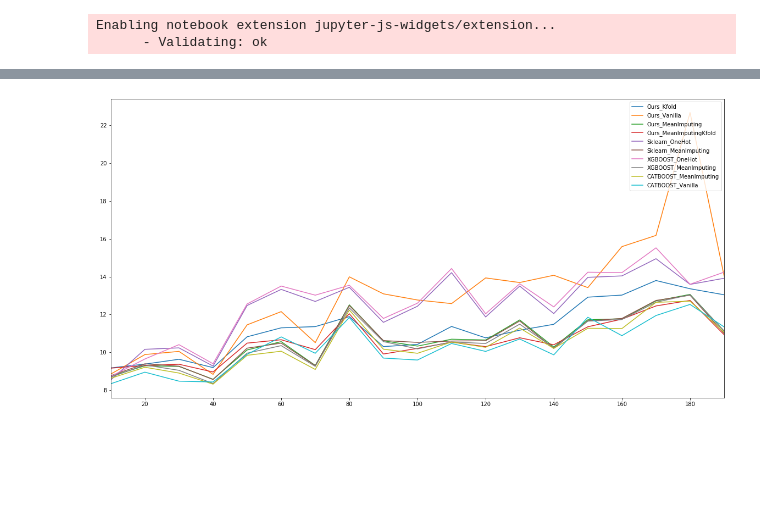
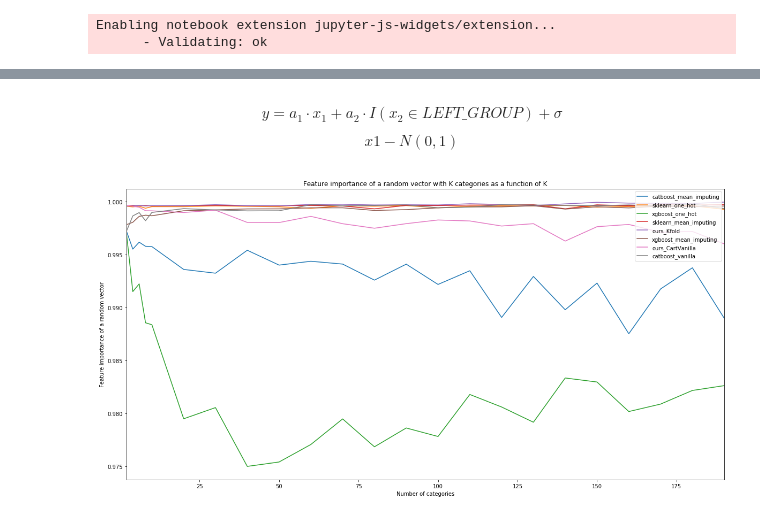
Before and after one commit to AfekIlayAdler/BootStrapDesicionTree, a Jupyter notebook: experiments/interaction/interaction_feature_importnace_as_function_of_k-add feature importance-Copy1.ipynb, the cells around one changed output, grey strips where cells are left out. Cells and saved outputs as stored; diff of their text form; code cells hidden in the pictures; blank space fills up the shorter version.

Commit message:
updated ipynb files

```diff
--- a/experiments/interaction/interaction_feature_importnace_as_function_of_k-add feature importance-Copy1.ipynb
+++ b/experiments/interaction/interaction_feature_importnace_as_function_of_k-add feature importance-Copy1.ipynb
@@ -29,3 +25,5 @@ results_df = pd.DataFrame(index = CATEGORIES)
+# %%
+results = {}
 # %% [markdown]
 # Create simulated data
 $$ y = a_1 \cdot x_1 + a_2 \cdot I(x_2 \in LEFT\_GROUP) + \sigma $$
@@ -404 +192,15 @@ results_df[exp_name] = mean_results
+# %%
+import pickle
+with open('feature_importance_ipynb_results.pkl', 'wb') as output:
+    pickle.dump(results, output, pickle.HIGHEST_PROTOCOL)
+
+with open('feature_importance_ipynb_results.pkl', 'rb') as output:
+    results = pickle.load(output)
+
+for key in results.keys():
+    results[key] = results[key]/N_EXPERIMENTS
+# %%
+experiments = list(set(exp[0] for exp in results.keys()))
+categories = sorted(list(set(exp[1] for exp in results.keys())))
+a_s = sorted(list(set(exp[2] for exp in results.keys())))
 # %%
@@ -412,10 +224,24 @@ results_df[exp_name] = mean_results
+# %% [markdown]
+$$ y = a_1 \cdot x_1 + a_2 \cdot I(x_2 \in LEFT\_GROUP) + \sigma $$
+
+$$ x1 - N(0,1) $$
 # %%
-plt.rcParams['figure.figsize'] = [20, 10]
-ax = results_df.plot()
-# ax.set_xlabel("Number of categories")
-# ax.set_ylabel("Feature importance of a random vector")
-# ax.set_title("Feature importance of a random vector with K categories as a function of K")
-plt.legend(loc='upper right')
-plt.show()
+fi_to_location = {'gain' :0, 'permutation_train': 1, 'permutation_test':2}
+fi = 'gain'
+a = 100 # [2, 10, 50, 100, 200]
+
+def plot_feature_importance(method, a1):
+    df = pd.DataFrame()
+    for exp in experiments:
+        for cat in categories:
+            df.loc[exp,cat] = results[(exp,cat, a1)][fi_to_location[method]]
+
+    plt.rcParams['figure.figsize'] = [20, 10]
+    ax = df.T.plot()
+    ax.set_xlabel("Number of categories")
+    ax.set_ylabel("Feature importance of the category vaector")
+    ax.set_title("Feature importance of the category vaector with K categories as a function of K")
+    plt.legend(loc='upper right')
+    plt.show()
 # %% [output]
-[figure, old version]
+[figure, new version]
```
Also changed, not shown: parts of 40 cells of this notebook, 1 other file.
